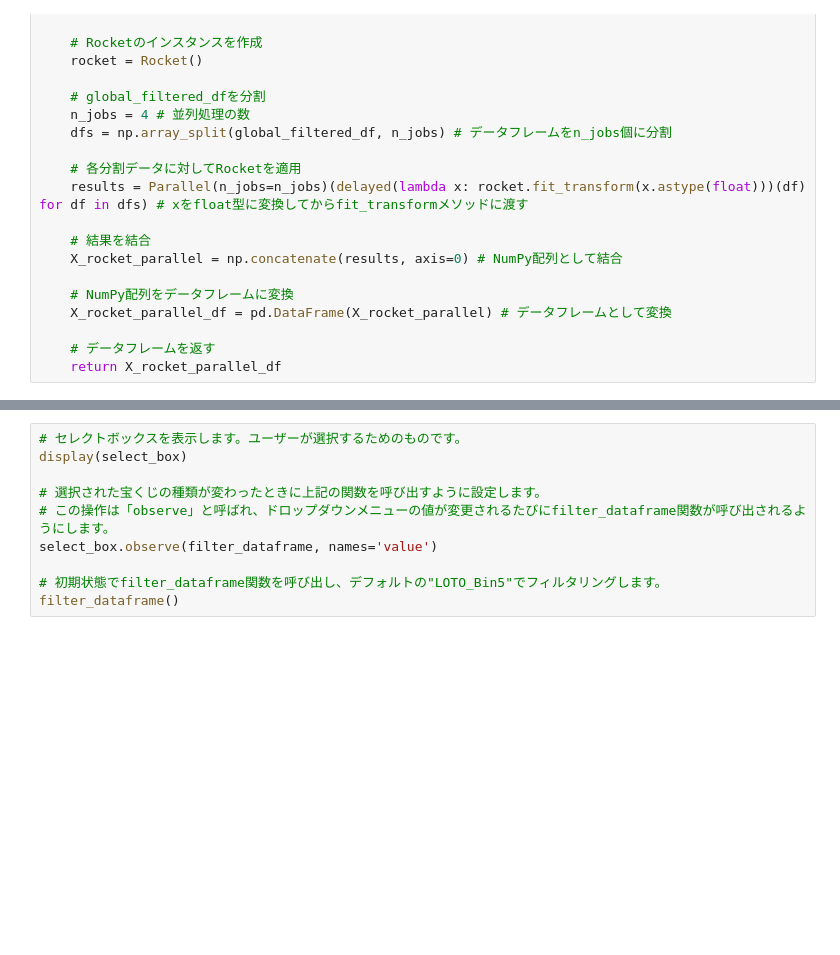
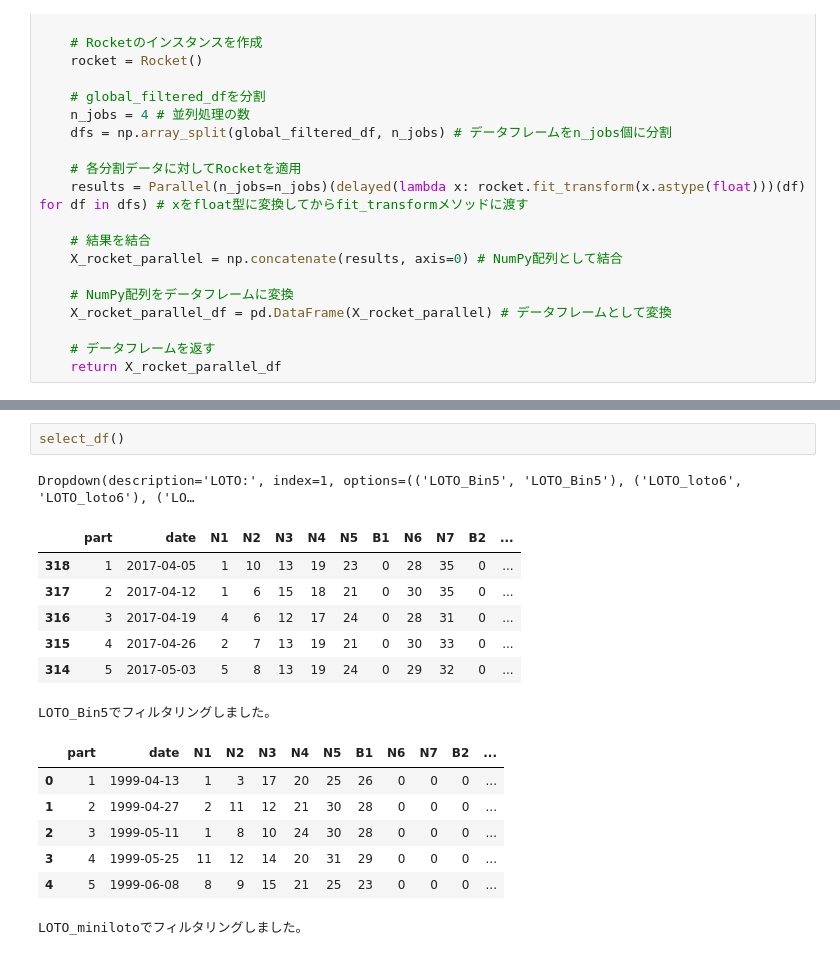
Before and after one commit to arumajirou/-daily-test, a Jupyter notebook: 時系列アプリ下調べ.ipynb, the cells around one changed output, grey strips where cells are left out. Drawn from its saved outputs; the diff is of its cells as text; blank space fills up the shorter version.

```diff
--- a/時系列アプリ下調べ.ipynb
+++ b/時系列アプリ下調べ.ipynb
@@ -4239,10 +4189,18 @@ X_rocket_parallel_df # 特徴量を表示
-# %%
-# セレクトボックスを表示します。ユーザーが選択するためのものです。
-display(select_box)
-
-# 選択された宝くじの種類が変わったときに上記の関数を呼び出すように設定します。
-# この操作は「observe」と呼ばれ、ドロップダウンメニューの値が変更されるたびにfilter_dataframe関数が呼び出されるようにします。
-select_box.observe(filter_dataframe, names='value')
-
-# 初期状態でfilter_dataframe関数を呼び出し、デフォルトの"LOTO_Bin5"でフィルタリングします。
-filter_dataframe()
+# %%
+select_df()
+# %% [output]
+Dropdown(description='LOTO:', index=1, options=(('LOTO_Bin5', 'LOTO_Bin5'), ('LOTO_loto6', 'LOTO_loto6'), ('LO…
+|  | part | date | N1 | N2 | N3 | N4 | N5 | B1 | N6 | N7 | B2 | ... |
+| 318 | 1 | 2017-04-05 | 1 | 10 | 13 | 19 | 23 | 0 | 28 | 35 | 0 | ... |
+| 317 | 2 | 2017-04-12 | 1 | 6 | 15 | 18 | 21 | 0 | 30 | 35 | 0 | ... |
+| 316 | 3 | 2017-04-19 | 4 | 6 | 12 | 17 | 24 | 0 | 28 | 31 | 0 | ... |
+| 315 | 4 | 2017-04-26 | 2 | 7 | 13 | 19 | 21 | 0 | 30 | 33 | 0 | ... |
+| 314 | 5 | 2017-05-03 | 5 | 8 | 13 | 19 | 24 | 0 | 29 | 32 | 0 | ... |
+LOTO_Bin5でフィルタリングしました。
+|  | part | date | N1 | N2 | N3 | N4 | N5 | B1 | N6 | N7 | B2 | ... |
+| 0 | 1 | 1999-04-13 | 1 | 3 | 17 | 20 | 25 | 26 | 0 | 0 | 0 | ... |
+| 1 | 2 | 1999-04-27 | 2 | 11 | 12 | 21 | 30 | 28 | 0 | 0 | 0 | ... |
+| 2 | 3 | 1999-05-11 | 1 | 8 | 10 | 24 | 30 | 28 | 0 | 0 | 0 | ... |
+| 3 | 4 | 1999-05-25 | 11 | 12 | 14 | 20 | 31 | 29 | 0 | 0 | 0 | ... |
+| 4 | 5 | 1999-06-08 | 8 | 9 | 15 | 21 | 25 | 23 | 0 | 0 | 0 | ... |
+LOTO_minilotoでフィルタリングしました。
```
Also changed, not shown: parts of 40 cells of this notebook.
